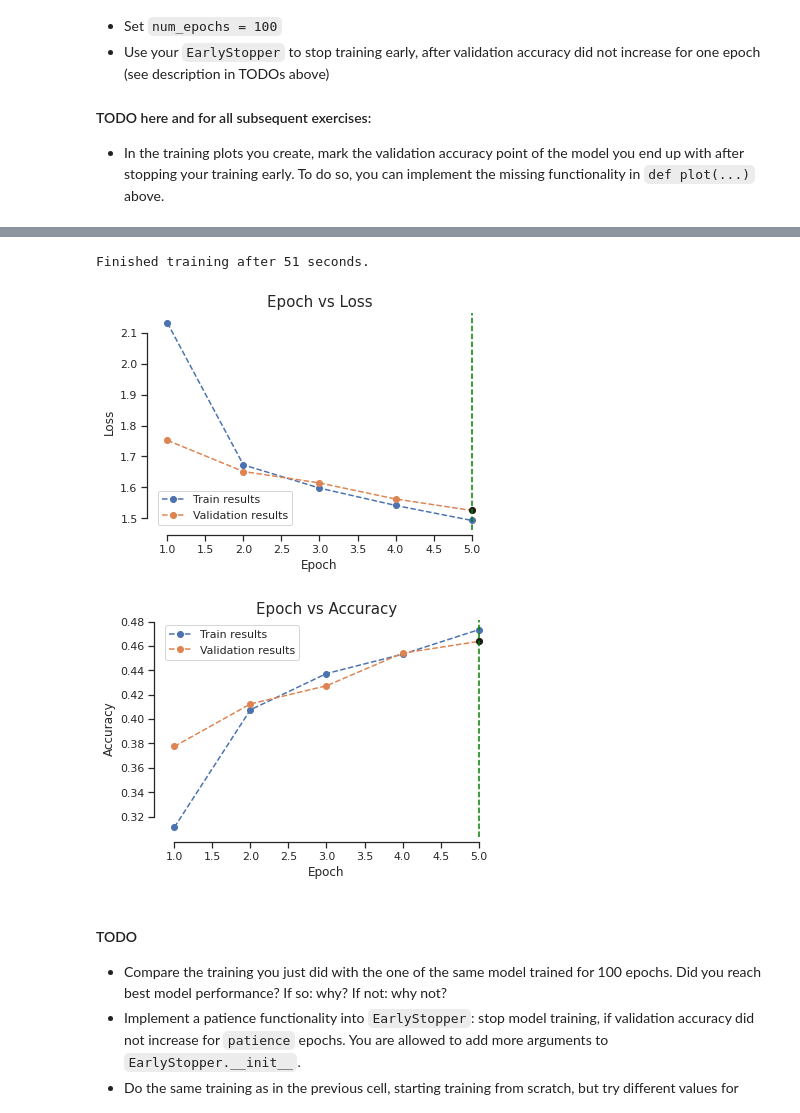
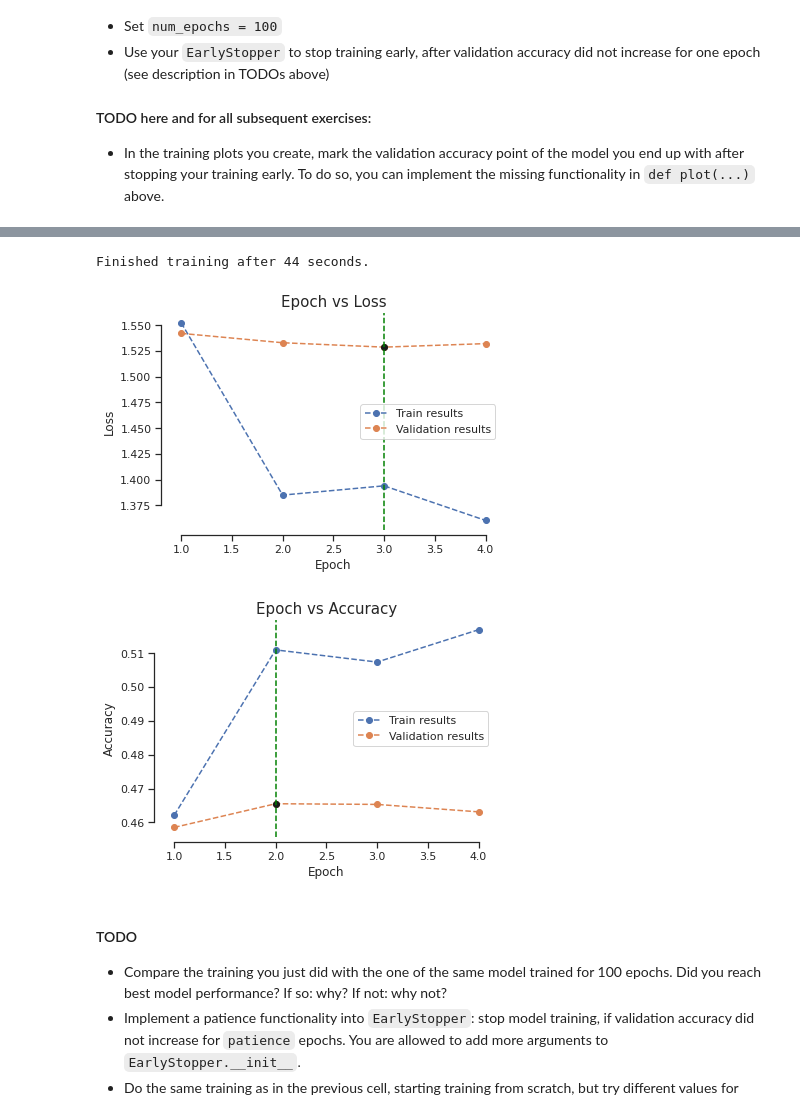
Before and after one commit to adjr2/deep_learning, a Jupyter notebook: Ex2_2022.ipynb, the cells around one changed output, grey strips where cells are left out. Drawn from its saved outputs; the diff is of its cells as text; code cells hidden in the pictures.

```diff
--- a/Ex2_2022.ipynb
+++ b/Ex2_2022.ipynb
@@ -797,7 +803,7 @@ class EarlyStopper:
         torch.save(model.state_dict(), self.path)
       else:
         self.move_on += 1
-        if self.move_on > self.patience:
+        if self.move_on == self.patience:
         # if self.move_on == self.patience:
           self.stop = True
 # %% [markdown]
@@ -813,7 +819,7 @@ class EarlyStopper:
 ## YOUR CODE HERE ##
 ####################
 
-num_epochs=5 #100
+num_epochs=100 #100
 
 lr = 1e-2
 optimizer = torch.optim.Adam(model.parameters(), lr=lr)
@@ -832,7 +838,8 @@ train_losses, val_losses, train_accs, val_accs, confusion_matrix = run_training(
                                                                                 num_epochs,
                                                                                 train_dataloader,
                                                                                 val_dataloader,
-                                                                                early_stopping)
+                                                                                early_stopping,
+                                                                                True)
 
 
 plot("Epoch vs Loss", "Loss", train_losses, val_losses,'linear',None,(min(val_losses),val_losses.index(min(val_losses))+1))
@@ -842,6 +853,6 @@ plot("Epoch vs Accuracy", "Accuracy", train_accs, val_accs,'linear',None,(max(va
-Finished training after 51 seconds.
+Finished training after 44 seconds.
-[figure, old version]
+[figure, new version]
-[figure, old version]
+[figure, new version]
 # %% [markdown]
 #### TODO
 - Compare the training you just did with the one of the same model trained for 100 epochs. Did you reach best model performance? If so: why? If not: why not?
```
Also changed, not shown: parts of 10 cells of this notebook.
